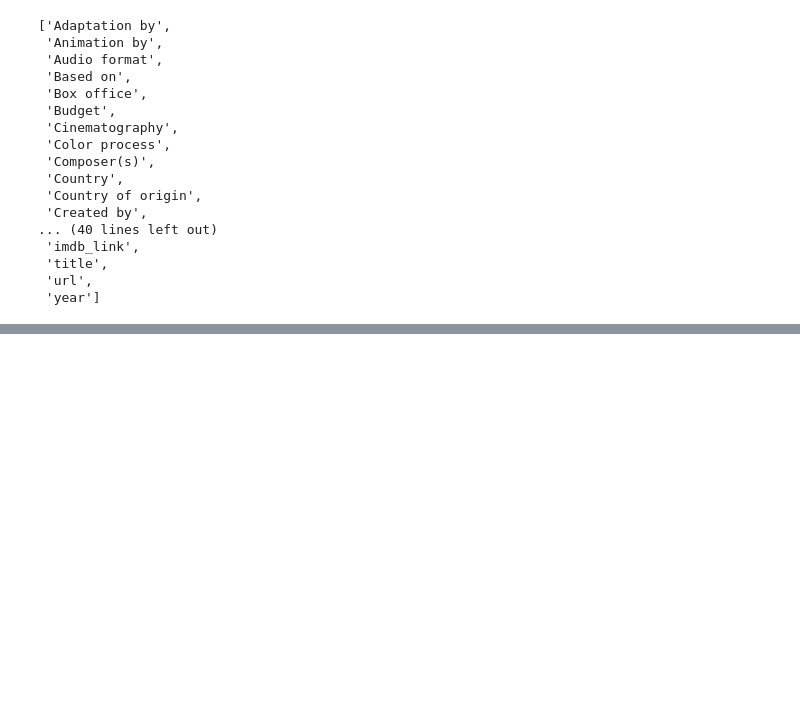
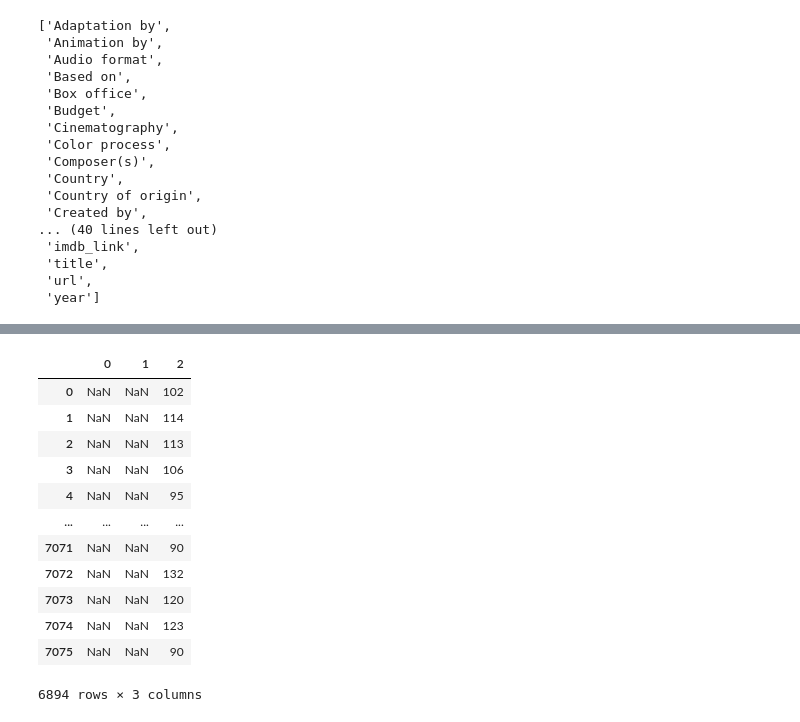
Before and after one commit to BHashemi2021/Movies-ETL, a Jupyter notebook: Movies-ETL.ipynb, the cells around one changed output, grey strips where cells are left out. Saved outputs shown, nothing was run; the diff lists cells and outputs as text; code cells hidden in the pictures; blank space fills up the shorter version.

```diff
--- a/Movies-ETL.ipynb
+++ b/Movies-ETL.ipynb
@@ -302,0 +826,14 @@ sorted(wiki_movies_df.columns.tolist())
+# %%
+# There will be 30 budgets remaining.
+# Is it worth our time to try and parse what we can out of these remaining 30 budget values,
+# or should we just drop them?
+# A handful of them don't even have numeric values, and those that do tend to be in a different currency.
+
+# There are a handful of values that could be parsed into usable data points without
+# worrying about currency conversion, but we have almost 4,700 other budget values
+# to work with, so even 30 values is less than 1% of the data.
+
+# Everything is now ready to parse the budget values. We can copy the line of code we used to
+# parse the box office values, changing "box_office" to "budget":
+
+wiki_movies_df['budget'] = budget.str.extract(f'({form_one}|{form_two})', flags=re.IGNORECASE)[0].apply(parse_dollars)
@@ -302,0 +855,4 @@ sorted(wiki_movies_df.columns.tolist())
+# %%
+# We can now drop the original Budget column.
+
+wiki_movies_df.drop('Budget', axis=1, inplace=True)
@@ -302,0 +906,6 @@ sorted(wiki_movies_df.columns.tolist())
+# %%
+# Parse Running Time
+# First, make a variable that holds the non-null values of Release date in the DataFrame,
+# converting lists to strings:
+
+running_time = wiki_movies_df['Running time'].dropna().apply(lambda x: ' '.join(x) if type(x) == list else x)
@@ -302,0 +980,20 @@ sorted(wiki_movies_df.columns.tolist())
+# %%
+# We only want to extract digits, and we want to allow for both possible patterns.
+# Therefore, we'll add capture groups around the \d instances as well as add an alternating character.
+running_time_extract = running_time.str.extract(r'(\d+)\s*ho?u?r?s?\s*(\d*)|(\d+)\s*m')
+# %%
+running_time_extract
+# %% [output]
+|  | 0 | 1 | 2 |
+| 0 | NaN | NaN | 102 |
+| 1 | NaN | NaN | 114 |
+| 2 | NaN | NaN | 113 |
+| 3 | NaN | NaN | 106 |
+| 4 | NaN | NaN | 95 |
+| ... | ... | ... | ... |
+| 7071 | NaN | NaN | 90 |
+| 7072 | NaN | NaN | 132 |
+| 7073 | NaN | NaN | 120 |
+| 7074 | NaN | NaN | 123 |
+| 7075 | NaN | NaN | 90 |
+6894 rows × 3 columns
```
Also changed, not shown: parts of 85 cells of this notebook.
